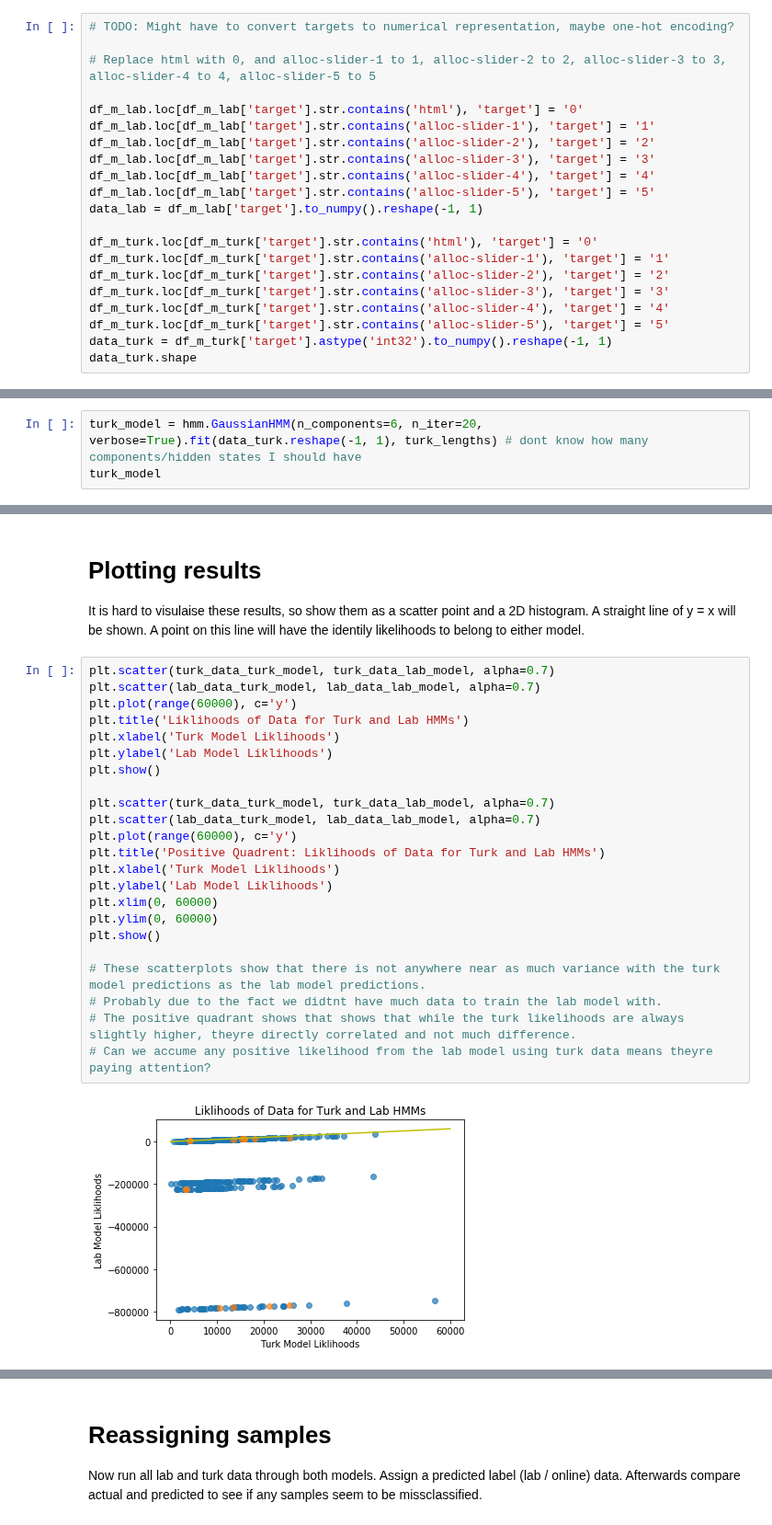
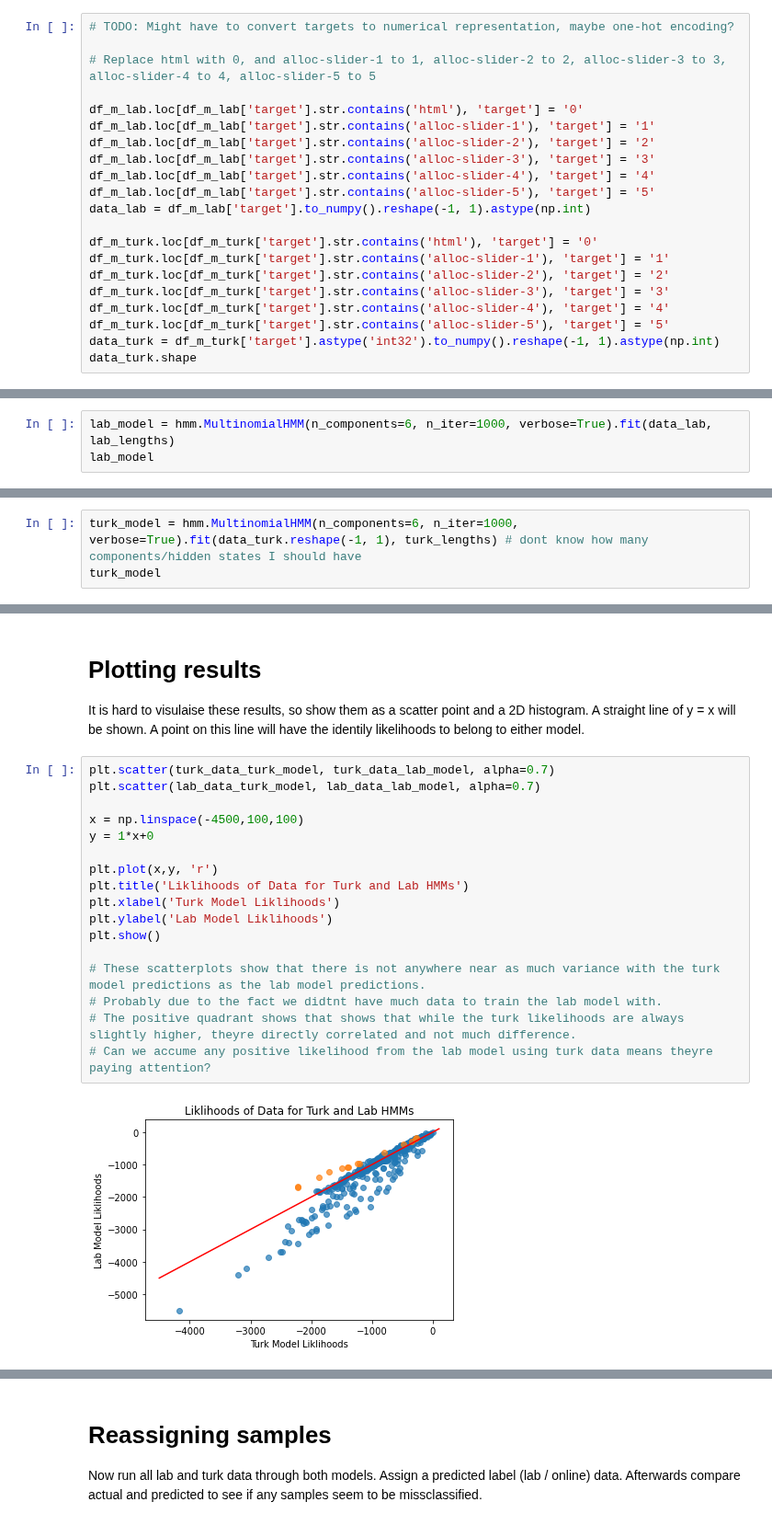
Before and after one commit to DJSaunders1997/Masters-Project, a Jupyter notebook: HMM.ipynb, the cells around one changed output, grey strips where cells are left out. Shown at 92% size. Saved outputs shown, nothing was run; the diff lists cells and outputs as text.

Commit message:
Changed GaussianHMM to MultinomialHMM.

```diff
--- a/HMM.ipynb
+++ b/HMM.ipynb
@@ -82,7 +82,7 @@ df_m_lab.loc[df_m_lab['target'].str.contains('alloc-slider-2'), 'target'] = '2'
 df_m_lab.loc[df_m_lab['target'].str.contains('alloc-slider-3'), 'target'] = '3'
 df_m_lab.loc[df_m_lab['target'].str.contains('alloc-slider-4'), 'target'] = '4'
 df_m_lab.loc[df_m_lab['target'].str.contains('alloc-slider-5'), 'target'] = '5'
-data_lab = df_m_lab['target'].to_numpy().reshape(-1, 1)
+data_lab = df_m_lab['target'].to_numpy().reshape(-1, 1).astype(np.int)
 
 df_m_turk.loc[df_m_turk['target'].str.contains('html'), 'target'] = '0'
 df_m_turk.loc[df_m_turk['target'].str.contains('alloc-slider-1'), 'target'] = '1'
@@ -90,6 +90,6 @@ df_m_turk.loc[df_m_turk['target'].str.contains('alloc-slider-2'), 'target'] = '2
 df_m_turk.loc[df_m_turk['target'].str.contains('alloc-slider-3'), 'target'] = '3'
 df_m_turk.loc[df_m_turk['target'].str.contains('alloc-slider-4'), 'target'] = '4'
 df_m_turk.loc[df_m_turk['target'].str.contains('alloc-slider-5'), 'target'] = '5'
-data_turk = df_m_turk['target'].astype('int32').to_numpy().reshape(-1, 1)
+data_turk = df_m_turk['target'].astype('int32').to_numpy().reshape(-1, 1).astype(np.int)
 data_turk.shape
 # %% [output]
@@ -155,0 +127,3 @@ GaussianHMM(algorithm='viterbi', covariance_type='diag', covars_prior=0.01,
+# %%
+lab_model = hmm.MultinomialHMM(n_components=6, n_iter=1000, verbose=True).fit(data_lab, lab_lengths)
+lab_model
@@ -180,4 +174,4 @@ array([[0.953, 0.001, 0.014, 0.002, 0.012, 0.019],
 # %%
-turk_model = hmm.GaussianHMM(n_components=6, n_iter=20, verbose=True).fit(data_turk.reshape(-1, 1), turk_lengths) # dont know how many components/hidden states I should have
+turk_model = hmm.MultinomialHMM(n_components=6, n_iter=1000, verbose=True).fit(data_turk.reshape(-1, 1), turk_lengths) # dont know how many components/hidden states I should have
 turk_model
 # %% [output]
@@ -338,25 +334,19 @@ A point on this line will have the identily likelihoods to belong to either mode
 # %%
 plt.scatter(turk_data_turk_model, turk_data_lab_model, alpha=0.7)
 plt.scatter(lab_data_turk_model, lab_data_lab_model, alpha=0.7)
-plt.plot(range(60000), c='y')
+
+x = np.linspace(-4500,100,100)
+y = 1*x+0
+
+plt.plot(x,y, 'r')
 plt.title('Liklihoods of Data for Turk and Lab HMMs')
 plt.xlabel('Turk Model Liklihoods')
 plt.ylabel('Lab Model Liklihoods')
-plt.show()
-
-plt.scatter(turk_data_turk_model, turk_data_lab_model, alpha=0.7)
-plt.scatter(lab_data_turk_model, lab_data_lab_model, alpha=0.7)
-plt.plot(range(60000), c='y')
-plt.title('Positive Quadrent: Liklihoods of Data for Turk and Lab HMMs')
-plt.xlabel('Turk Model Liklihoods')
-plt.ylabel('Lab Model Liklihoods')
-plt.xlim(0, 60000)
-plt.ylim(0, 60000)
 plt.show()
 
 # These scatterplots show that there is not anywhere near as much variance with the turk model predictions as the lab model predictions.
 # Probably due to the fact we didtnt have much data to train the lab model with.
 # The positive quadrant shows that shows that while the turk likelihoods are always slightly higher, theyre directly correlated and not much difference.
 # Can we accume any positive likelihood from the lab model using turk data means theyre paying attention?
 # %% [output]
-[figure, old version]
+[figure, new version]
```
Also changed, not shown: parts of 43 cells of this notebook, 1 other file.
